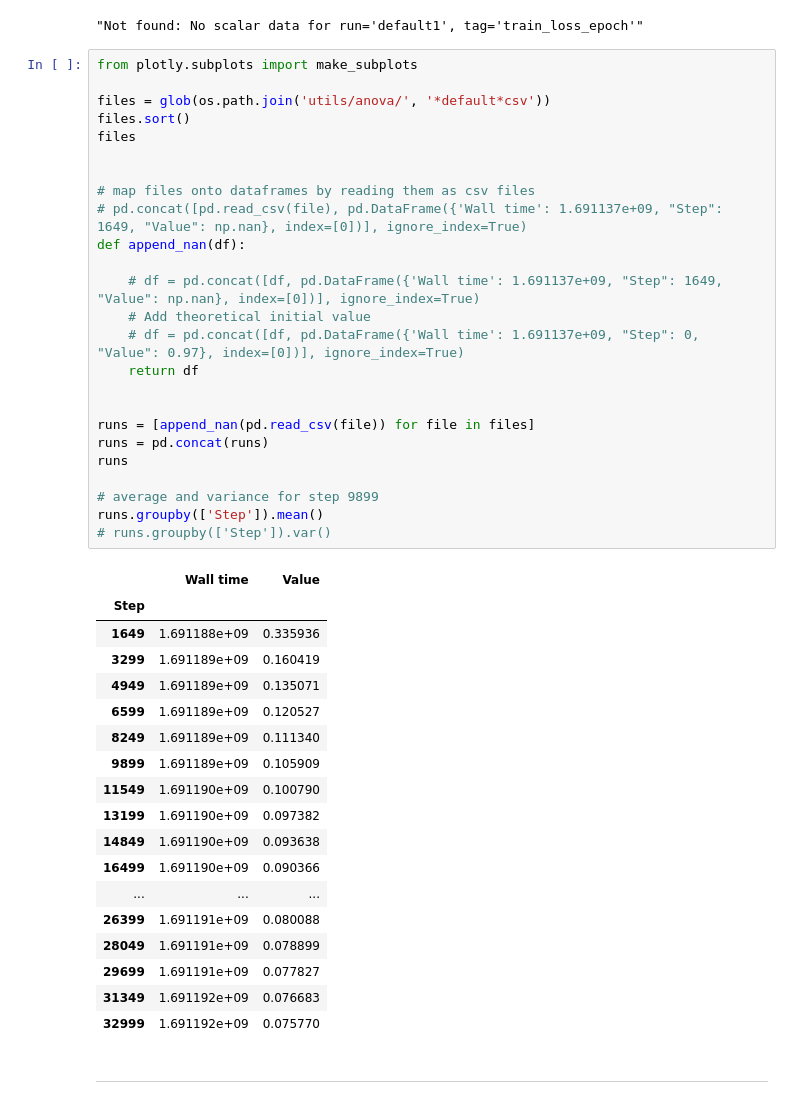
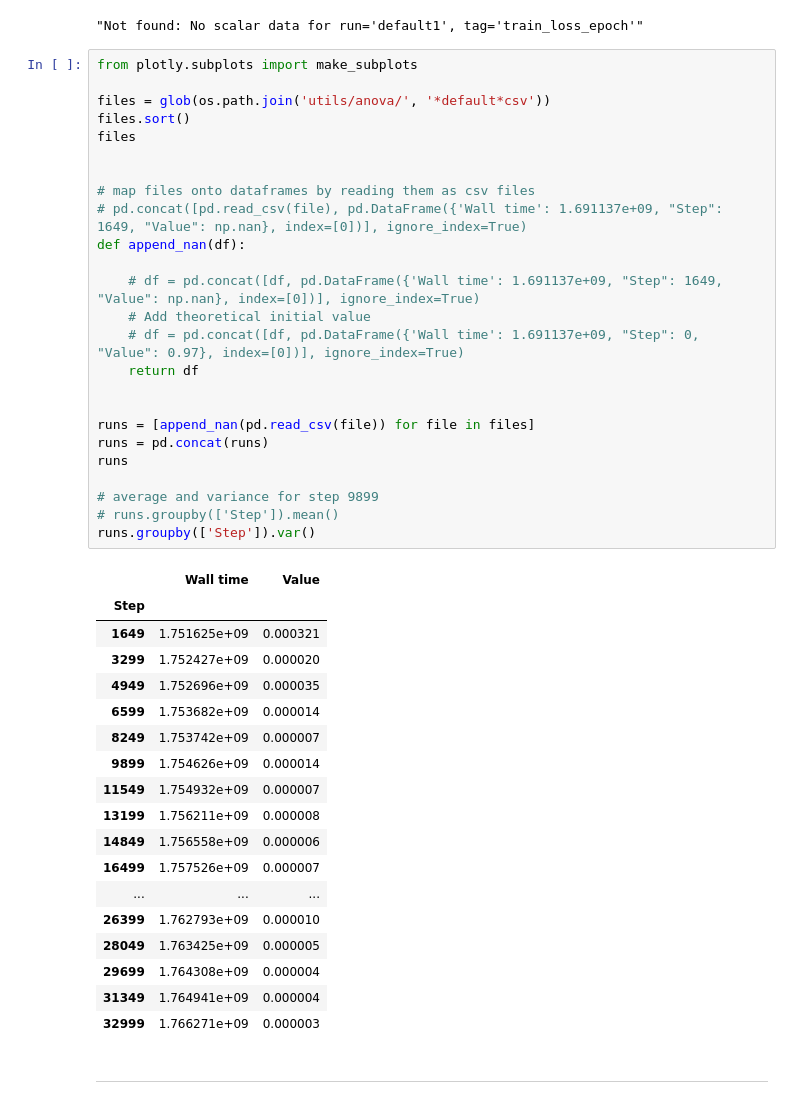
Before and after one commit to anieum/GNNDensityGradients, a Jupyter notebook: notebooks/Evaluation.ipynb, the cells around one changed output. Cells and saved outputs as stored; diff of their text form.

```diff
--- a/notebooks/Evaluation.ipynb
+++ b/notebooks/Evaluation.ipynb
@@ -1293,47 +1404,47 @@ content
 # %%
 from plotly.subplots import make_subplots
 
 files = glob(os.path.join('utils/anova/', '*default*csv'))
 files.sort()
 files
 
 
 # map files onto dataframes by reading them as csv files
 # pd.concat([pd.read_csv(file), pd.DataFrame({'Wall time': 1.691137e+09, "Step": 1649, "Value": np.nan}, index=[0])], ignore_index=True)
 def append_nan(df):
 
     # df = pd.concat([df, pd.DataFrame({'Wall time': 1.691137e+09, "Step": 1649, "Value": np.nan}, index=[0])], ignore_index=True)
     # Add theoretical initial value
     # df = pd.concat([df, pd.DataFrame({'Wall time': 1.691137e+09, "Step": 0, "Value": 0.97}, index=[0])], ignore_index=True)
     return df
 
 
 runs = [append_nan(pd.read_csv(file)) for file in files]
 runs = pd.concat(runs)
 runs
 
 # average and variance for step 9899
-runs.groupby(['Step']).mean()
-# runs.groupby(['Step']).var()
+# runs.groupby(['Step']).mean()
+runs.groupby(['Step']).var()
 # %% [output]
 |  | Wall time | Value |
 | Step |  |  |
-| 1649 | 1.691188e+09 | 0.335936 |
-| 3299 | 1.691189e+09 | 0.160419 |
-| 4949 | 1.691189e+09 | 0.135071 |
-| 6599 | 1.691189e+09 | 0.120527 |
-| 8249 | 1.691189e+09 | 0.111340 |
-| 9899 | 1.691189e+09 | 0.105909 |
-| 11549 | 1.691190e+09 | 0.100790 |
-| 13199 | 1.691190e+09 | 0.097382 |
-| 14849 | 1.691190e+09 | 0.093638 |
-| 16499 | 1.691190e+09 | 0.090366 |
+| 1649 | 1.751625e+09 | 0.000321 |
+| 3299 | 1.752427e+09 | 0.000020 |
+| 4949 | 1.752696e+09 | 0.000035 |
+| 6599 | 1.753682e+09 | 0.000014 |
+| 8249 | 1.753742e+09 | 0.000007 |
+| 9899 | 1.754626e+09 | 0.000014 |
+| 11549 | 1.754932e+09 | 0.000007 |
+| 13199 | 1.756211e+09 | 0.000008 |
+| 14849 | 1.756558e+09 | 0.000006 |
+| 16499 | 1.757526e+09 | 0.000007 |
 | ... | ... | ... |
-| 26399 | 1.691191e+09 | 0.080088 |
-| 28049 | 1.691191e+09 | 0.078899 |
-| 29699 | 1.691191e+09 | 0.077827 |
-| 31349 | 1.691192e+09 | 0.076683 |
-| 32999 | 1.691192e+09 | 0.075770 |
+| 26399 | 1.762793e+09 | 0.000010 |
+| 28049 | 1.763425e+09 | 0.000005 |
+| 29699 | 1.764308e+09 | 0.000004 |
+| 31349 | 1.764941e+09 | 0.000004 |
+| 32999 | 1.766271e+09 | 0.000003 |
 # %% [markdown]
 <hr>
 # %%
```
Also changed, not shown: parts of 14 cells of this notebook, 1 other file.
